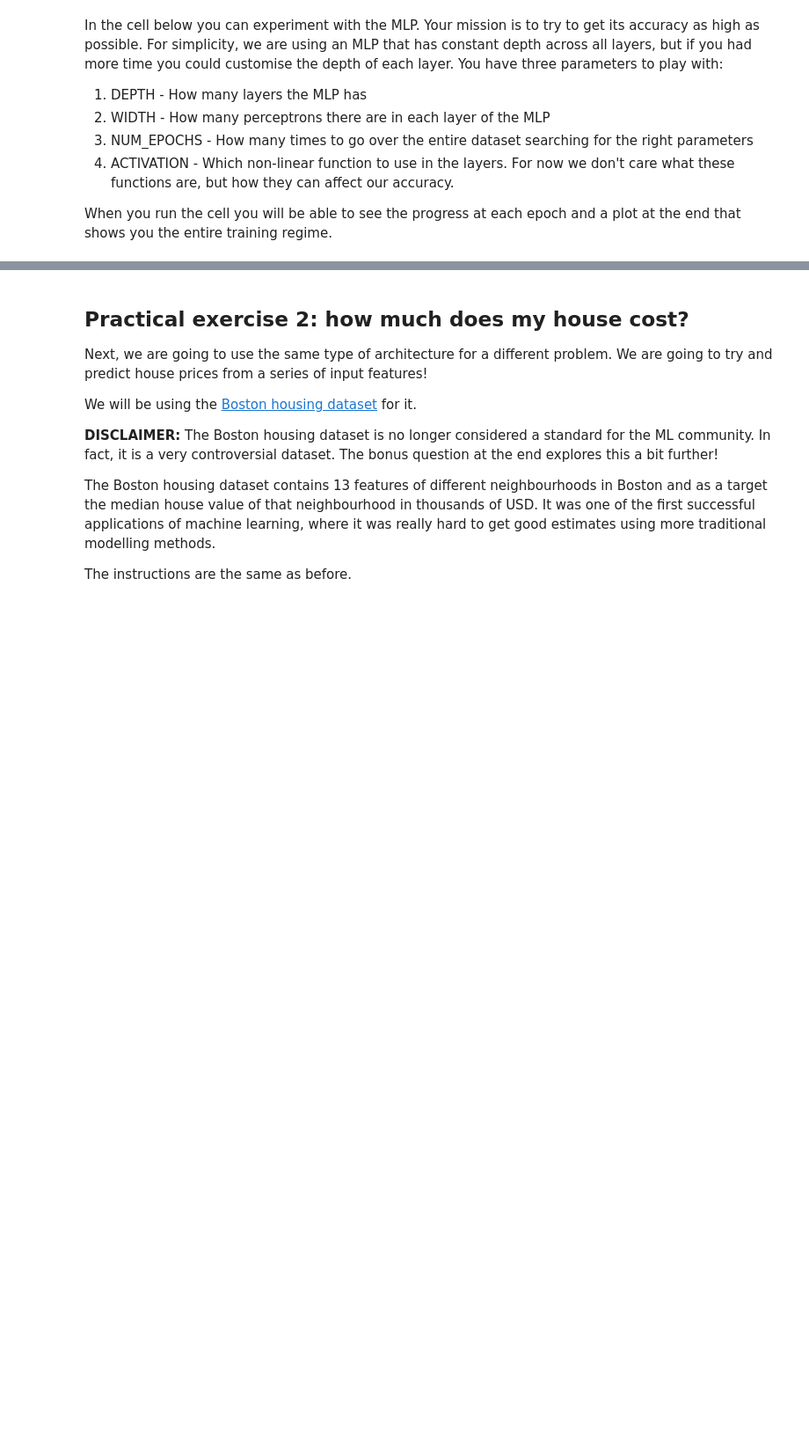
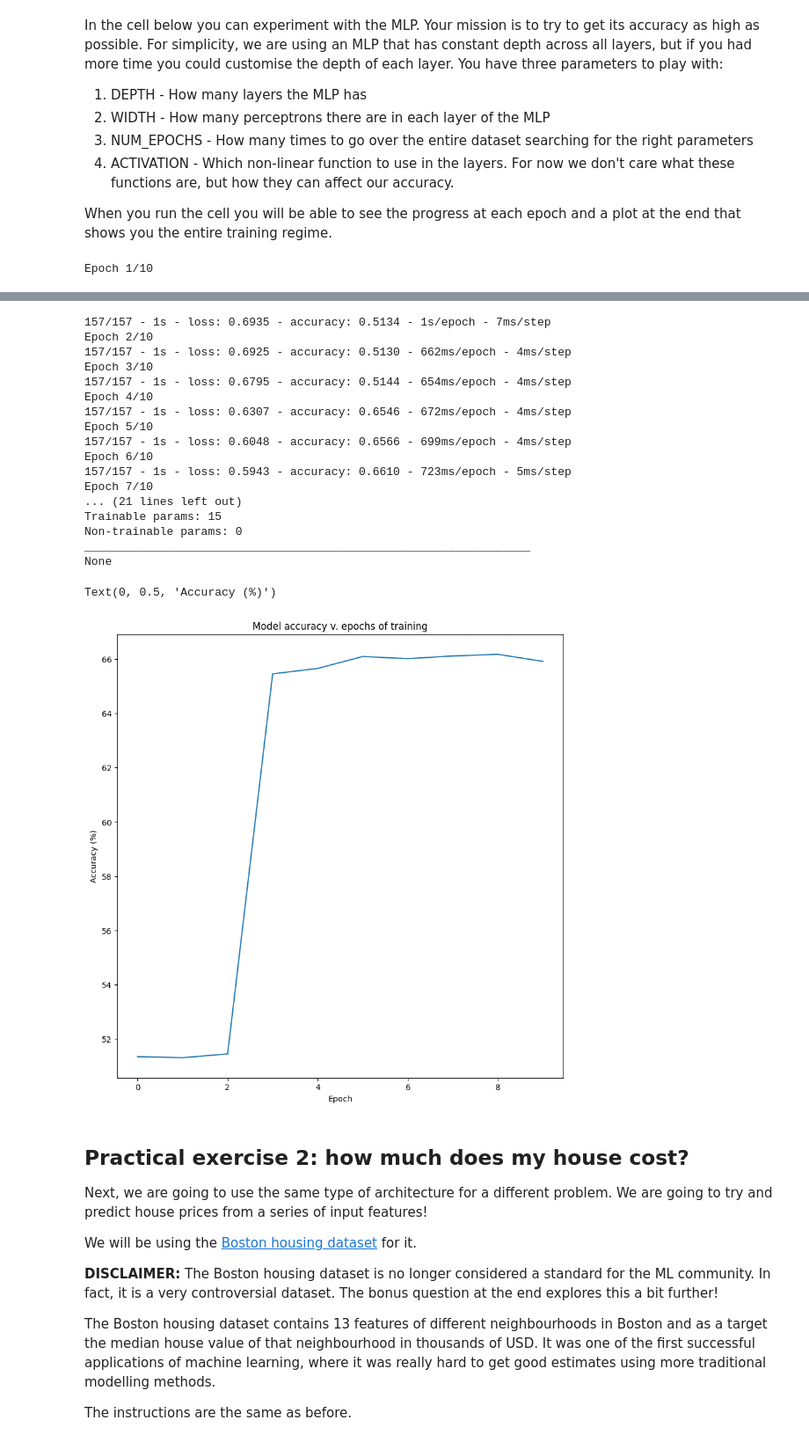
Before and after one commit to caledezma/ml_workshop, a Jupyter notebook: session_3/session_3_practice.ipynb, the cells around one changed output, grey strips where cells are left out. Shown at 88% size. Saved outputs shown, nothing was run; the diff lists cells and outputs as text; code cells hidden in the pictures; blank space fills up the shorter version.

```diff
--- a/session_3/session_3_practice.ipynb
+++ b/session_3/session_3_practice.ipynb
@@ -59,13 +62,13 @@ import tensorflow as tf
 
 ## -- Choose how many times you would like the model to see the data -- ##
 NUM_EPOCHS = 10
-DEPTH = 1
-WIDTH = 1
+DEPTH = 2
+WIDTH = 2
 ACTIVATION = 'sigmoid' # You can change this between sigmoid, relu and tanh
 
 ## -- DO NOT TOUCH -- ##
 input_ = tf.keras.Input(shape=2)
-output = tf.keras.layers.Dense(units=WIDTH, activation=ACTIVATION)(input_)
+output = input_
 for _ in range(DEPTH):
     output = tf.keras.layers.Dense(units=WIDTH, activation=ACTIVATION)(output)
 
@@ -84,9 +87,13 @@ history = model.fit(
     verbose=2,
 )
 
+print(model.summary())
+
 plt.figure(figsize=(10,10))
 plt.plot(np.arange(NUM_EPOCHS), np.array(history.history['accuracy']) * 100)
 plt.title("Model accuracy v. epochs of training")
 plt.xlabel("Epoch")
 plt.ylabel("Accuracy (%)")
 ## -- DO NOT TOUCH -- ##
+# %% [output]
+Epoch 1/10
@@ -93,3 +101,22 @@ plt.ylabel("Accuracy (%)")
+157/157 - 1s - loss: 0.6935 - accuracy: 0.5134 - 1s/epoch - 7ms/step
+Epoch 2/10
+157/157 - 1s - loss: 0.6925 - accuracy: 0.5130 - 662ms/epoch - 4ms/step
+Epoch 3/10
+157/157 - 1s - loss: 0.6795 - accuracy: 0.5144 - 654ms/epoch - 4ms/step
+Epoch 4/10
+157/157 - 1s - loss: 0.6307 - accuracy: 0.6546 - 672ms/epoch - 4ms/step
+Epoch 5/10
+157/157 - 1s - loss: 0.6048 - accuracy: 0.6566 - 699ms/epoch - 4ms/step
+Epoch 6/10
+157/157 - 1s - loss: 0.5943 - accuracy: 0.6610 - 723ms/epoch - 5ms/step
+Epoch 7/10
+... (21 lines left out)
+Trainable params: 15
+Non-trainable params: 0
+_________________________________________________________________
+None
+Text(0, 0.5, 'Accuracy (%)')
+[figure, added]
 # %% [markdown]
 ## Practical exercise 2: how much does my house cost?
 
```
Also changed, not shown: parts of 2 cells of this notebook, 1 other file.
